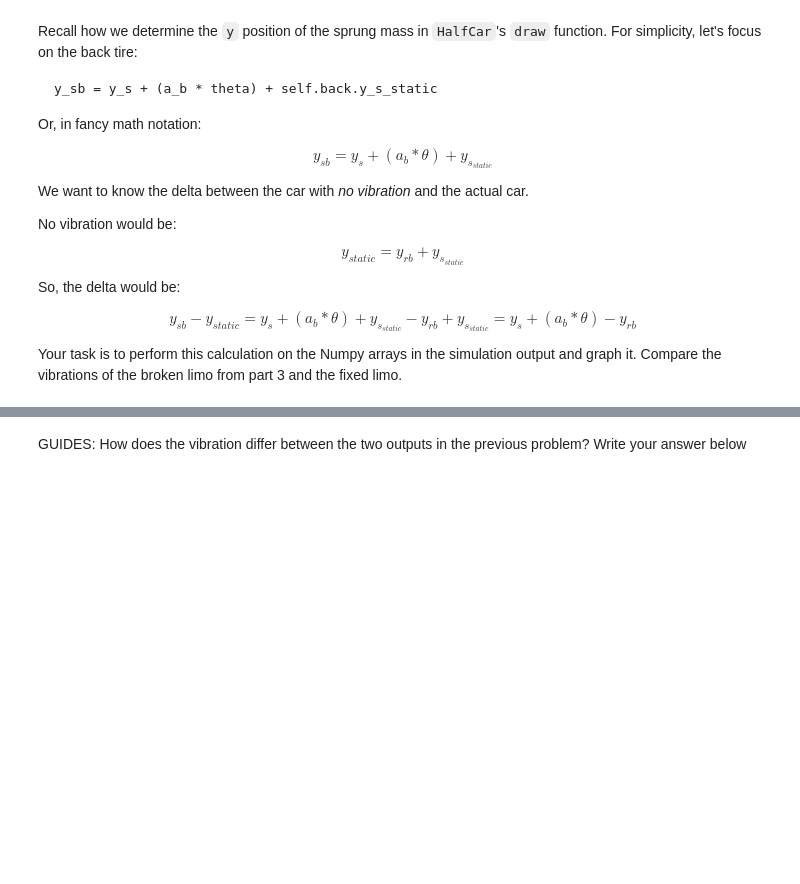
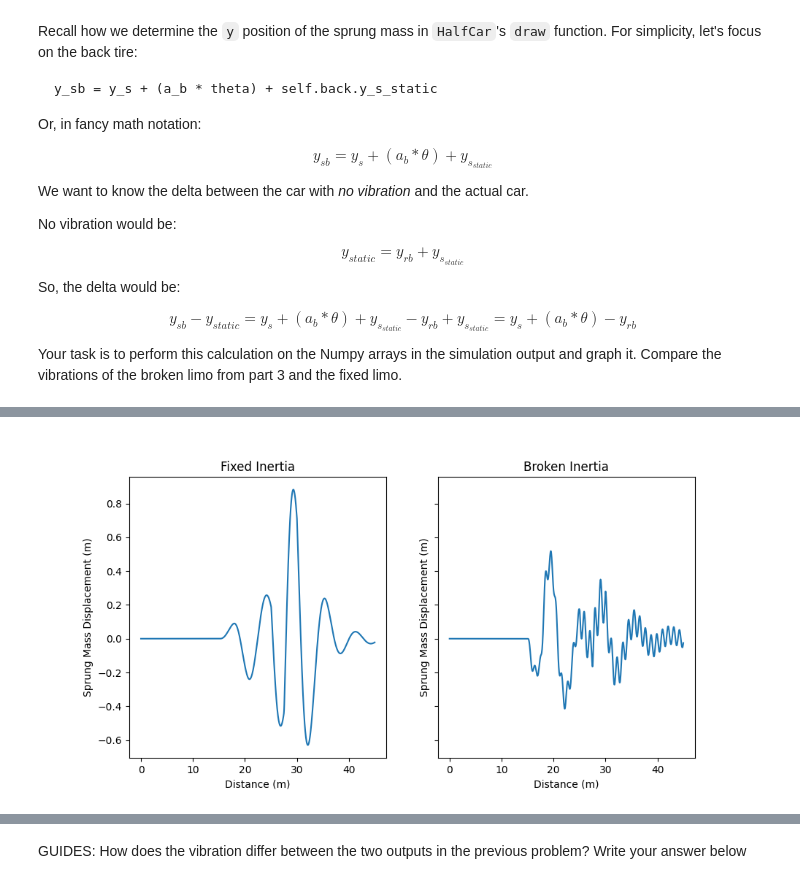
Before and after one commit to AndParker1/IntroPythonProgramming, a Jupyter notebook: Week_6_classes/HW_3_classes_and_simulation.ipynb, the cells around one changed output, grey strips where cells are left out. Saved outputs shown, nothing was run; the diff lists cells and outputs as text; code cells hidden in the pictures; blank space fills up the shorter version.

```diff
--- a/Week_6_classes/HW_3_classes_and_simulation.ipynb
+++ b/Week_6_classes/HW_3_classes_and_simulation.ipynb
@@ -476,5 +802,21 @@ fig_vib, axs_vib = (..., ...)
 # Next, write code below to make the same plots as above, but using the `sprung_mass_displacement` function.
 # %%
 # GUIDES: Same plot as before, but use `sprung_mass_displacement`.
+
+fig_vib2, axs_vib2 = plt.subplots(1, 2, figsize = (10,5), sharey=True)
+
+axs_vib2[0].plot(stretch_model_output.x_r, stretch_model_output.sprung_mass_displacement(stretch_limo_model))
+axs_vib2[0].set_title("Fixed Inertia")
+axs_vib2[0].set_xlabel("Distance (m)")
+axs_vib2[0].set_ylabel("Sprung Mass Displacement (m)")
+
+axs_vib2[1].plot(broken_model_output.x_r, broken_model_output.sprung_mass_displacement(broken_model))
+axs_vib2[1].set_title("Broken Inertia")
+axs_vib2[1].set_xlabel("Distance (m)")
+axs_vib2[1].set_ylabel("Sprung Mass Displacement (m)")
+
+plt.show()
+# %% [output]
+[figure, added]
 # %%
 grader.check("visualize_vibration")
```
Also changed, not shown: parts of 30 cells of this notebook, 3 other files.
